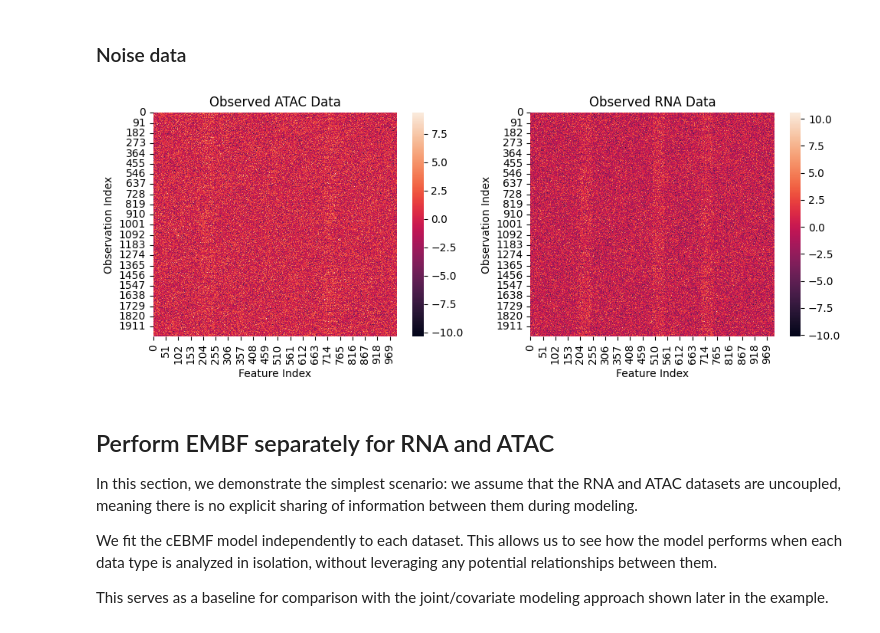
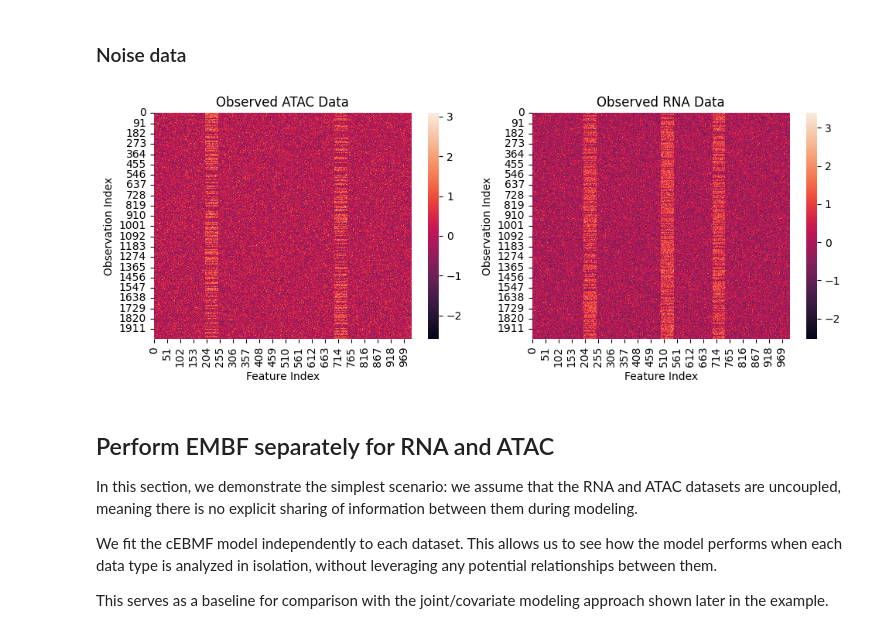
Before and after one commit to william-denault/cebmf_torch, a Jupyter notebook: examples/model_RNA_ATAC.ipynb, the cells around one changed output. Drawn from its saved outputs; the diff is of its cells as text; code cells hidden in the pictures.

Commit message:
Improved priors for RNA ATAC example and add plot comparing independent to joint fit residuals

```diff
--- a/examples/model_RNA_ATAC.ipynb
+++ b/examples/model_RNA_ATAC.ipynb
@@ -185,23 +185,23 @@ plt.ylabel('Observation Index');
 # %% [markdown]
 ### Noise data
 # %%
-X_obs_RNA = X_RNA + 2*torch.randn(N, P)
-X_obs_ATAC = X_ATAC + 2*torch.randn(N, P)
+X_obs_RNA = X_RNA + 0.5*torch.randn(N, P)
+X_obs_ATAC = X_ATAC + 0.5*torch.randn(N, P)
 
 plt.figure(figsize=(10, 4))
 plt.subplot(1, 2, 1)
 sns.heatmap(X_obs_ATAC)
 plt.title('Observed ATAC Data')
 plt.xlabel('Feature Index')
 plt.ylabel('Observation Index')
 plt.subplot(1, 2, 2)
 sns.heatmap(X_obs_RNA)
 plt.title('Observed RNA Data')
 plt.xlabel('Feature Index')
 plt.ylabel('Observation Index')
 plt.tight_layout();
 # %% [output]
-[figure, old version]
+[figure, new version]
 # %% [markdown]
 ## Perform EMBF separately for RNA and ATAC
 
```
Also changed, not shown: parts of 9 cells of this notebook.
